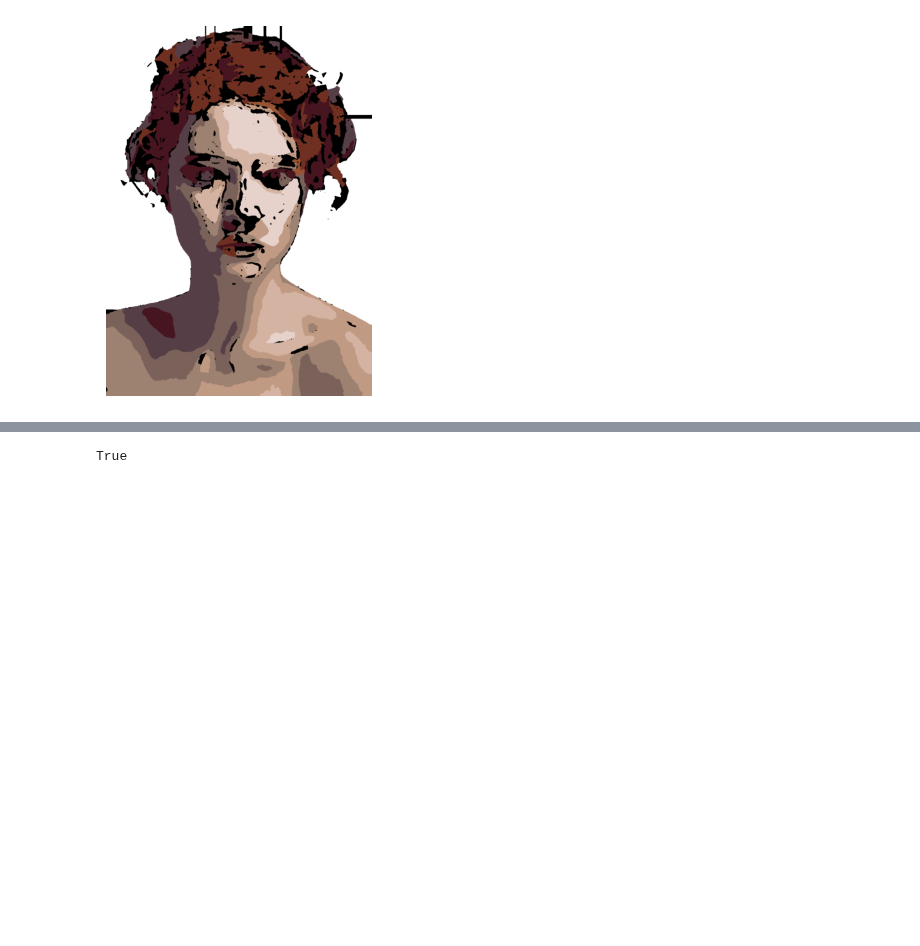
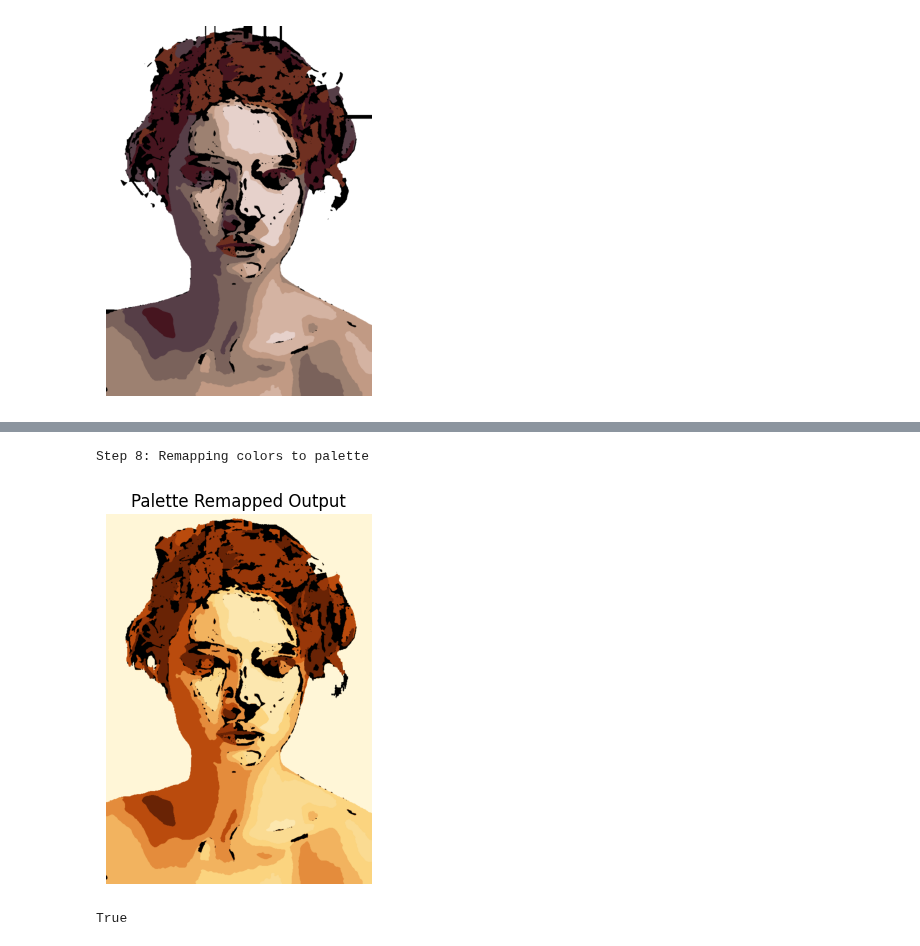
Before and after one commit to mia-george/cv-project, a Jupyter notebook: main.ipynb, the cells around one changed output, grey strips where cells are left out. Drawn from its saved outputs; the diff is of its cells as text; code cells hidden in the pictures; blank space fills up the shorter version.

Commit message:
recolorize

```diff
--- a/main.ipynb
+++ b/main.ipynb
@@ -236,3 +224,16 @@ Step 7: Overlaying edges
+# %%
+# Step 8: Palette remap by brightness rank
+print("Step 8: Remapping colors to palette")
+
+palette_result, sampled_colors, mapped_palette = recolorize.remap_to_palette_by_rank(
+    result_bg,
+    ORANGE_PALETTE,
+)
+
+plot(palette_result, "Palette Remapped Output", color=True)
+# %% [output]
+Step 8: Remapping colors to palette
+[figure, added]
 # %%
 # Save and display
 image_name = os.path.splitext(os.path.basename(image))[0]
```
Also changed, not shown: parts of 8 cells of this notebook, 7 other files.
